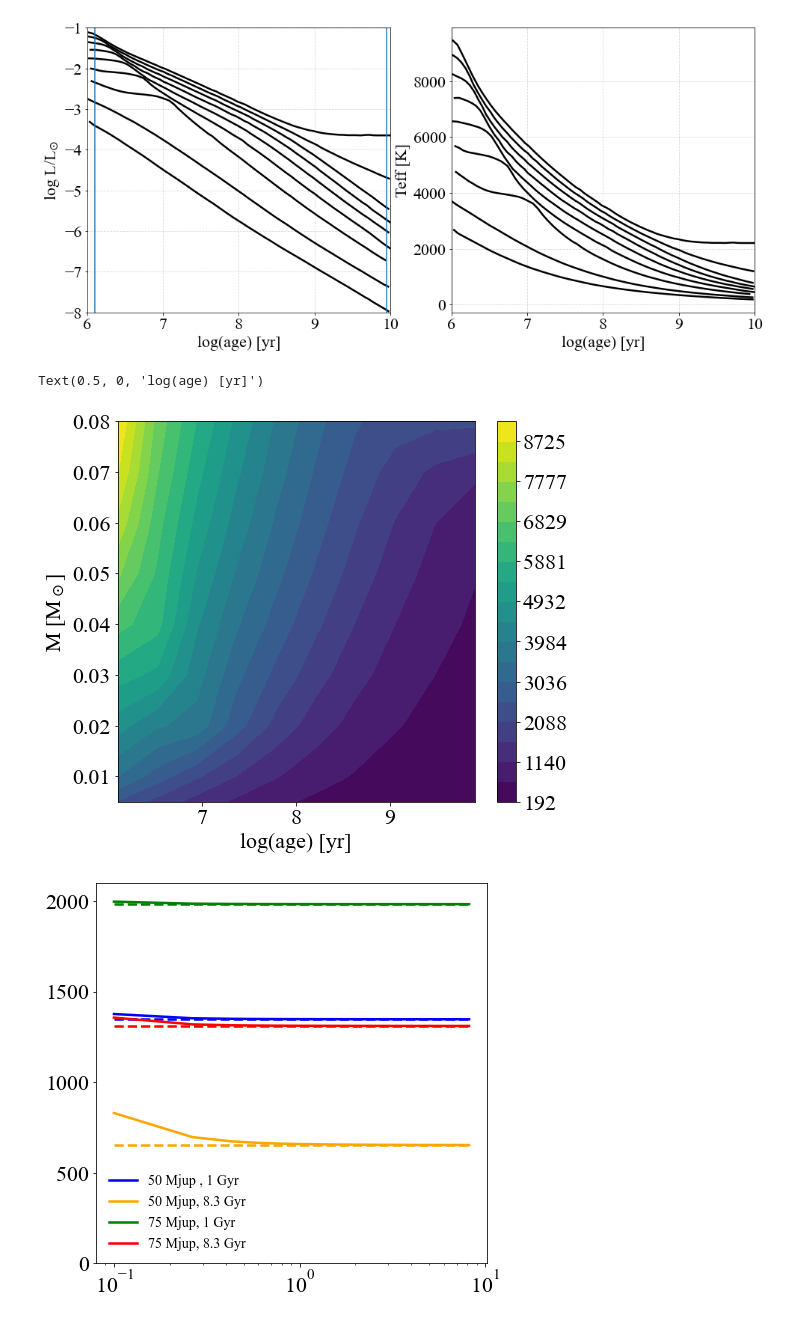
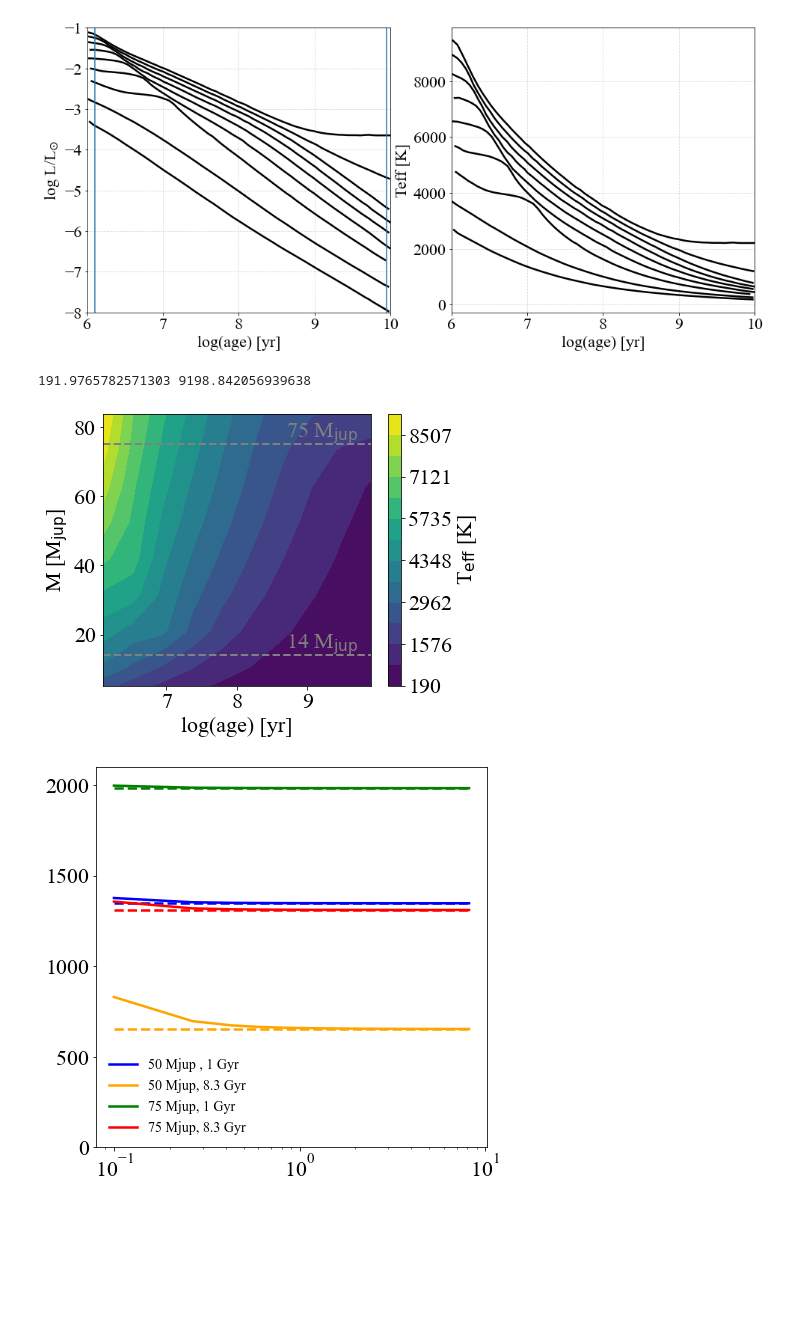
Before and after one commit to SvPoder/exoplanets, a Jupyter notebook: jupyter-notebook/testing.ipynb, the cells around one changed output. Saved outputs shown, nothing was run; the diff lists cells and outputs as text; code cells hidden in the pictures; blank space fills up the shorter version.

```diff
--- a/jupyter-notebook/testing.ipynb
+++ b/jupyter-notebook/testing.ipynb
@@ -36,7 +33,7 @@ for mass in M:
     age[mass]  = data[0]
     logL[mass] = data[1]
     L[mass]    = np.power(10, data[1])*L_sun
-    Teff[mass] = temp(L[mass], R_jup)
+    Teff[mass] = temperature(L[mass], R_jup)
 # %%
 fig, ax = plt.subplots(1, 2, figsize=(16, 7))
 
@@ -75,22 +72,33 @@ for m in M:
 Teff_interp_2d = interp2d(_log_age, _mass, _teff)
 _teff = np.asarray(_teff)
 # %%
-fig, ax = plt.subplots(1, 1, figsize=(8, 7))
+fig, ax = plt.subplots(1, 1, figsize=(6, 5))
 
 Z = _teff.reshape(len(M), len(log_age))
 
-X, Y = np.meshgrid(log_age, M)
+M_in_jup = M*M_sun/M_jup
 
-levels = np.linspace(np.min(_teff), np.max(_teff), 20)
+X, Y = np.meshgrid(log_age, M_in_jup)
+
+#levels = np.linspace(np.min(_teff), np.max(_teff), 14)
+levels = np.linspace(190, 9200, 14)
+print(np.min(_teff), np.max(_teff))
 
 cs = ax.contourf(X, Y, Z, levels=levels)
 cbar = fig.colorbar(cs)
+cbar.set_label(r"T$_{\rm eff}$ [K]")
+ax.axhline(14, color="grey", ls="--", lw=2.)
+ax.text(8.7, 77, r"75 M$_{\rm jup}$", color="grey")
+ax.text(8.7, 16, r"14 M$_{\rm jup}$", color="grey")
+ax.axhline(75, color="grey", ls="--", lw=2.)
 
-ax.set_ylabel("M [M$_\odot$]")
+ax.set_ylabel(r"M [M$_{\rm jup}$]")
 ax.set_xlabel("log(age) [yr]")
+
+fig.savefig("../Figs/BD_model_1.pdf", bbox_inches="tight")
 # %% [output]
-Text(0.5, 0, 'log(age) [yr]')
+191.9765782571303 9198.842056939638
-[figure, old version]
+[figure, new version]
 # %%
 fig, ax = plt.subplots(1, 1, figsize=(7, 7))
 
```
Also changed, not shown: parts of 9 cells of this notebook, 1 other file.
